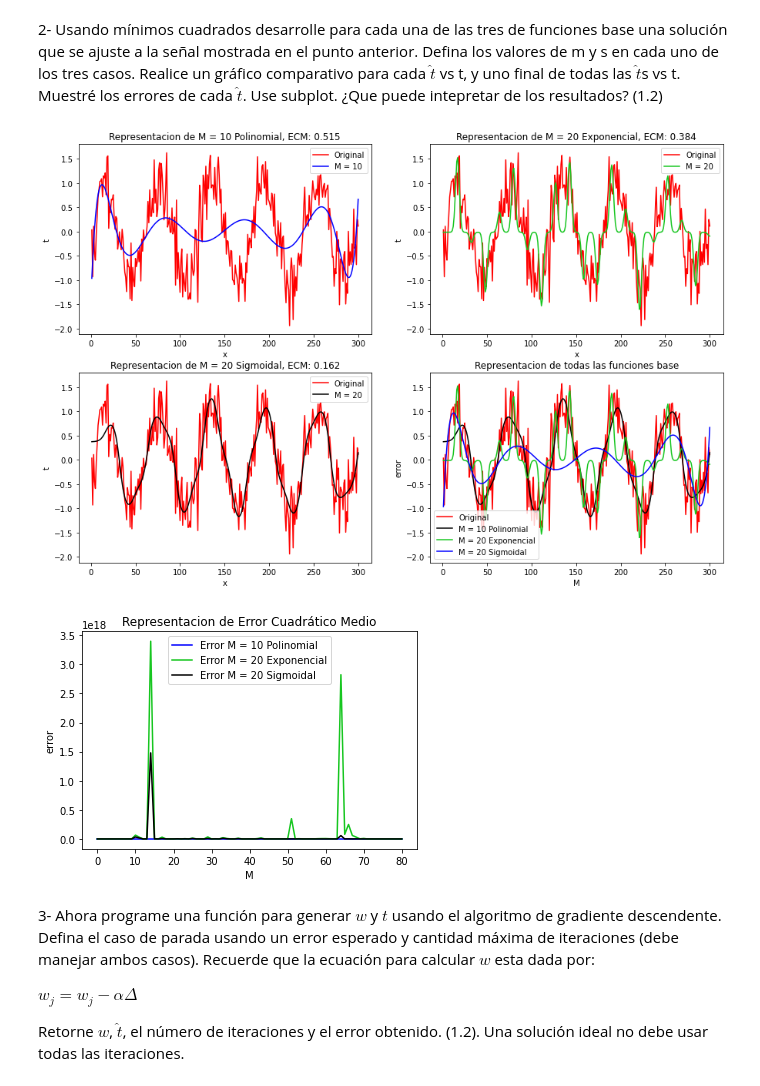
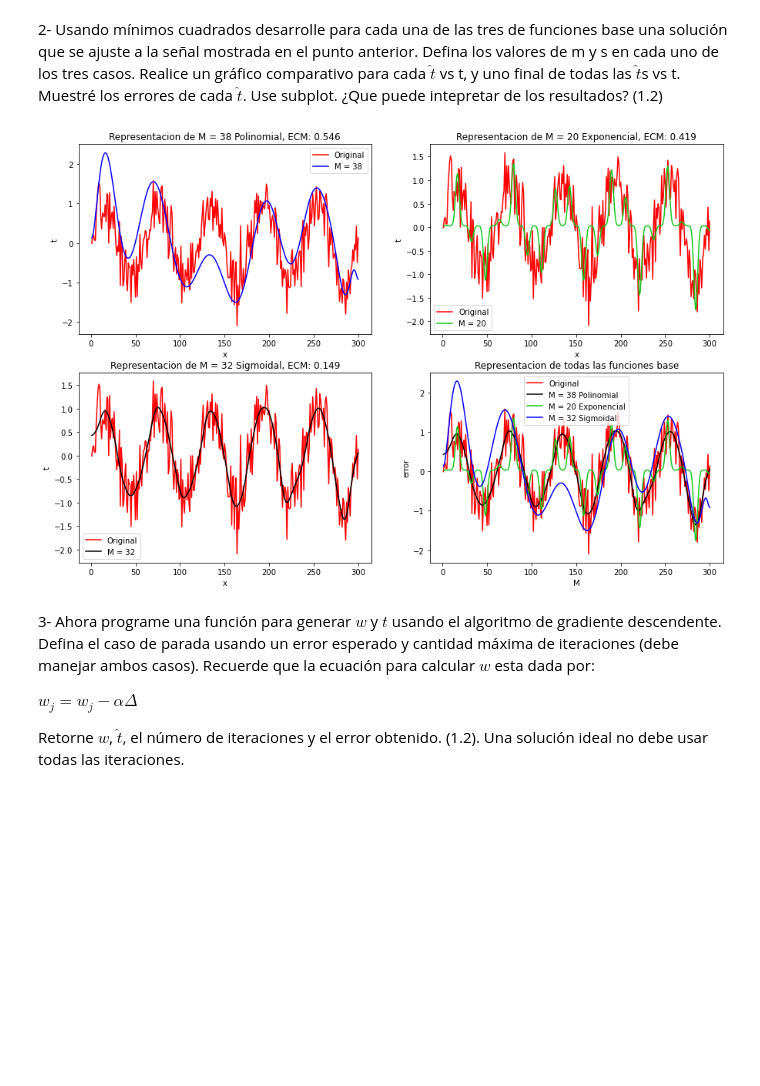
Before and after one commit to BrayanTabares/InteligenciaArtificial, a Jupyter notebook: Taller3-Gradiente descendente.ipynb, the cells around one changed output. Drawn from its saved outputs; the diff is of its cells as text; code cells hidden in the pictures; blank space fills up the shorter version.

Commit message:
Generar Inicio w

```diff
--- a/Taller3-Gradiente descendente.ipynb
+++ b/Taller3-Gradiente descendente.ipynb
@@ -56,9 +56,9 @@ def errorCuadraticoMedio(phi,w):
 
 #Valores de M
 
-m1=10
+m1=38
 m2=20
-m3=20
+m3=32
 
 #Graficación------------------------------------------------
 
@@ -93,55 +93,54 @@ plt.legend(['Original',names[0]])
 plt.xlabel("x")
 plt.ylabel("t")
 plt.title("Representacion de "+names[0]+" Polinomial, ECM: "+"{:.3f}".format(errorCuadraticoMedio(phiPoli,wPoli)))
 
 plt.subplot(2,2,2)
 plt.plot(t1,t,'r',t1,tpExpo,'#17C620')
 plt.legend(['Original',names[1]])
 plt.xlabel("x")
 plt.ylabel("t")
 plt.title("Representacion de "+names[1]+" Exponencial, ECM: "+"{:.3f}".format(errorCuadraticoMedio(phiExpo,wExpo)))
 
 
 plt.subplot(2,2,3)
 plt.plot(t1,t,'r',t1,tpSigmo,'k')
 plt.legend(['Original',names[2]])
 plt.xlabel("x")
 plt.ylabel("t")
 plt.title("Representacion de "+names[2]+" Sigmoidal, ECM: "+"{:.3f}".format(errorCuadraticoMedio(phiSigmo,wSigmo)))
 
 
 plt.subplot(2,2,4)
 plt.plot(t1,t,'r',t1,tpSigmo,'k',t1,tpExpo,'#17C620',t1,tpPoli,'b')
 plt.legend(['Original',names[0]+" Polinomial",names[1]+" Exponencial",names[2]+" Sigmoidal"])
 plt.xlabel("M")
 plt.ylabel("error")
 plt.title("Representacion de todas las funciones base")
 
 plt.show()
 
-me1=0
-me3=80
-errorR=np.arange(me1,me3+1)
-errorM=np.full(me3+1-me1,1,dtype=np.float64)
-errorM1=np.full(me3+1-me1,1,dtype=np.float64)
-errorM2=np.full(me3+1-me1,1,dtype=np.float64)
-for i in range(me1,me3+1):
-    phin = generarPhi(x,i, 'p')
-    phinE = generarPhi(x,i, 'e')
-    phinS = generarPhi(x,i, 's')
-    wn = CalcularW(phin)
-    errorM[i-m1]= errorCuadraticoMedio(phin,wn)
-    errorM1[i-m1]= errorCuadraticoMedio(phinE,wn)
-    errorM2[i-m1]= errorCuadraticoMedio(phinS,wn)
-plt.plot(errorR,errorM,'b',errorR,errorM1,'#17C620',errorR,errorM2,'k')
-plt.legend(["Error "+names[0]+" Polinomial","Error "+names[1]+" Exponencial","Error "+names[2]+" Sigmoidal"])
-plt.xlabel("M")
-plt.ylabel("error")
-plt.title("Representacion de Error Cuadrático Medio")
-plt.show()
+# me1=m
+# me3=2*m
+# errorR=np.arange(me1,me3+1)
+# errorM=np.full(me3+1-me1,1,dtype=np.float64)
+# errorM1=np.full(me3+1-me1,1,dtype=np.float64)
+# errorM2=np.full(me3+1-me1,1,dtype=np.float64)
+# for i in range(me1,me3+1):
+#     phin = generarPhi(x,i, 'p')
+#     phinE = generarPhi(x,i, 'e')
+#     phinS = generarPhi(x,i, 's')
+#     wn = CalcularW(phin)
+#     errorM[i-m1]= errorCuadraticoMedio(phin,wn)
+#     errorM1[i-m2]= errorCuadraticoMedio(phinE,wn)
+#     errorM2[i-m3]= errorCuadraticoMedio(phinS,wn)
+# plt.plot(errorR,errorM,'b',errorR,errorM1,'#17C620',errorR,errorM2,'k')
+# plt.legend(["Error "+names[0]+" Polinomial","Error "+names[1]+" Exponencial","Error "+names[2]+" Sigmoidal"])
+# plt.xlabel("M")
+# plt.ylabel("error")
+# plt.title("Representacion de Error Cuadrático Medio")
+# plt.show()
 # %% [output]
-[figure, old version]
+[figure, new version]
-[figure, removed]
 # %% [markdown]
 3- Ahora programe una función para generar $w$ y $\hat{t}$ usando el algoritmo de gradiente descendente. Defina el caso de parada usando un error esperado y cantidad máxima de iteraciones (debe manejar ambos casos). Recuerde que la ecuación para calcular $w$ esta dada por:
 
```
Also changed, not shown: parts of 2 cells of this notebook.
